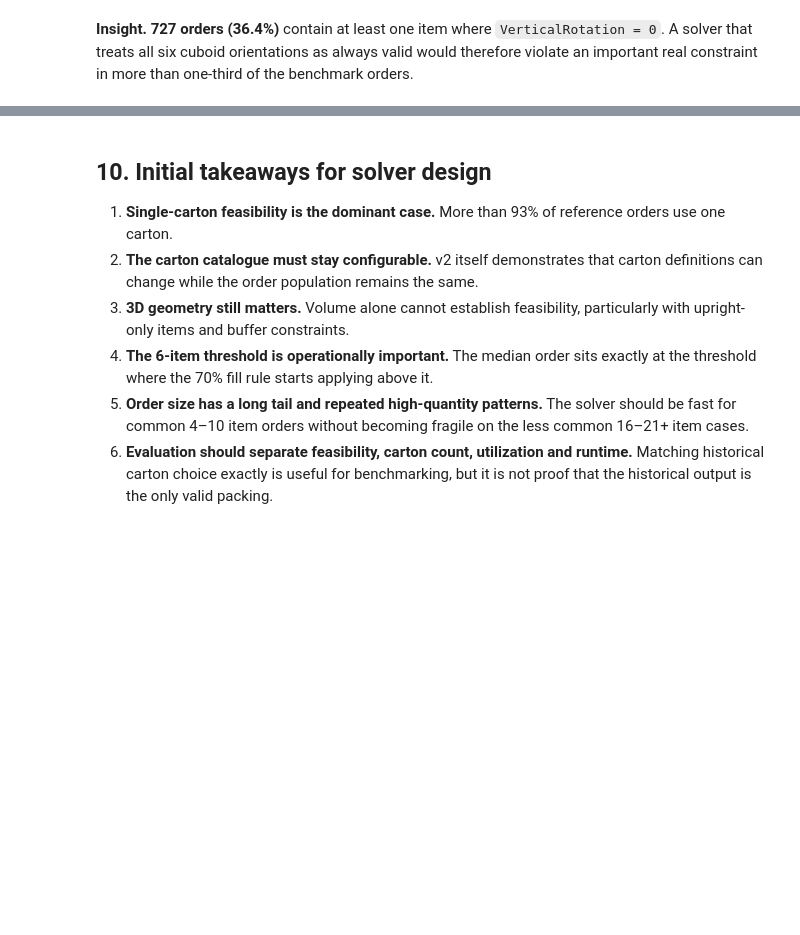
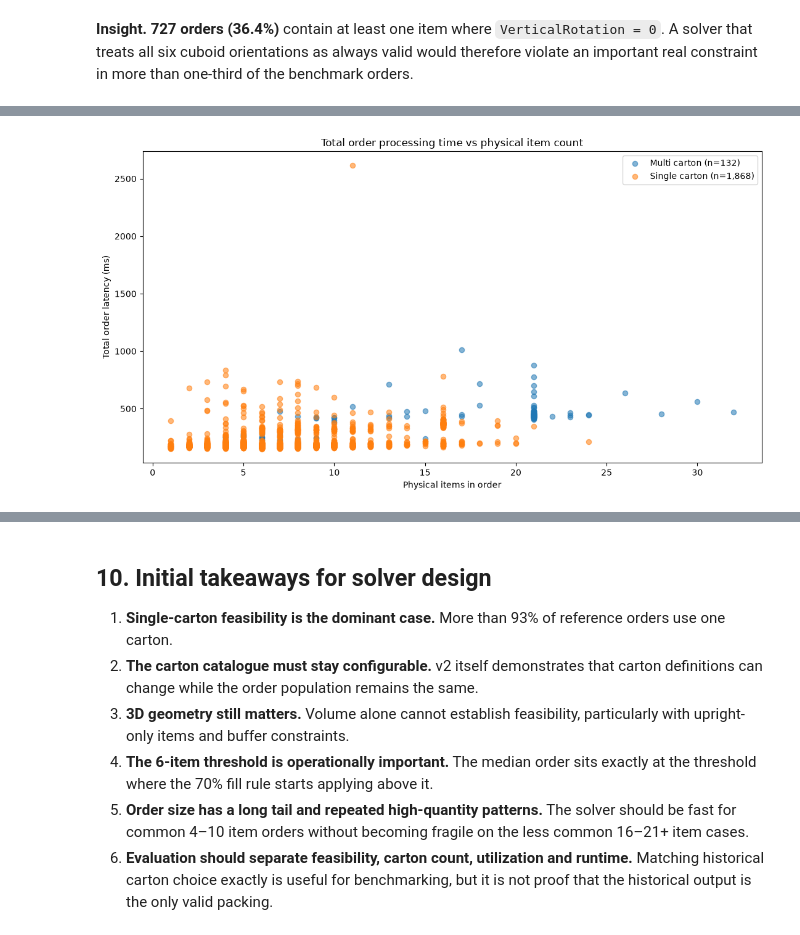
Before and after one commit to Voycepeh/ihubsolutions-capstone-project, a Jupyter notebook: notebooks/Inital EDA v2.ipynb, the cells around one changed output, grey strips where cells are left out. Drawn from its saved outputs; the diff is of its cells as text; code cells hidden in the pictures; blank space fills up the shorter version.

Commit message:
Refine v2 EDA order latency analysis

```diff
--- a/notebooks/Inital EDA v2.ipynb
+++ b/notebooks/Inital EDA v2.ipynb
@@ -239,0 +229,11 @@ Median: 187.25 ms | Mean: 226.20 ms | P95: 442.01 ms | Max: 2614.53 ms
+# %%
+latency_plot = orders_df.copy()
+latency_plot['packing_type'] = np.where(latency_plot.bins_used == 1, 'Single carton', 'Multi carton')
+fig, ax = plt.subplots(figsize=(11,6))
+for label, grp in latency_plot.groupby('packing_type'):
+    ax.scatter(grp.item_qty, grp.latency_ms, alpha=0.55, s=35, label=f'{label} (n={len(grp):,})')
+ax.set(title='Total order processing time vs physical item count', xlabel='Physical items in order', ylabel='Total order latency (ms)')
+ax.legend()
+plt.tight_layout(); plt.show()
+# %% [output]
+[figure, added]
```
Also changed, not shown: parts of 7 cells of this notebook, 2 other files.
